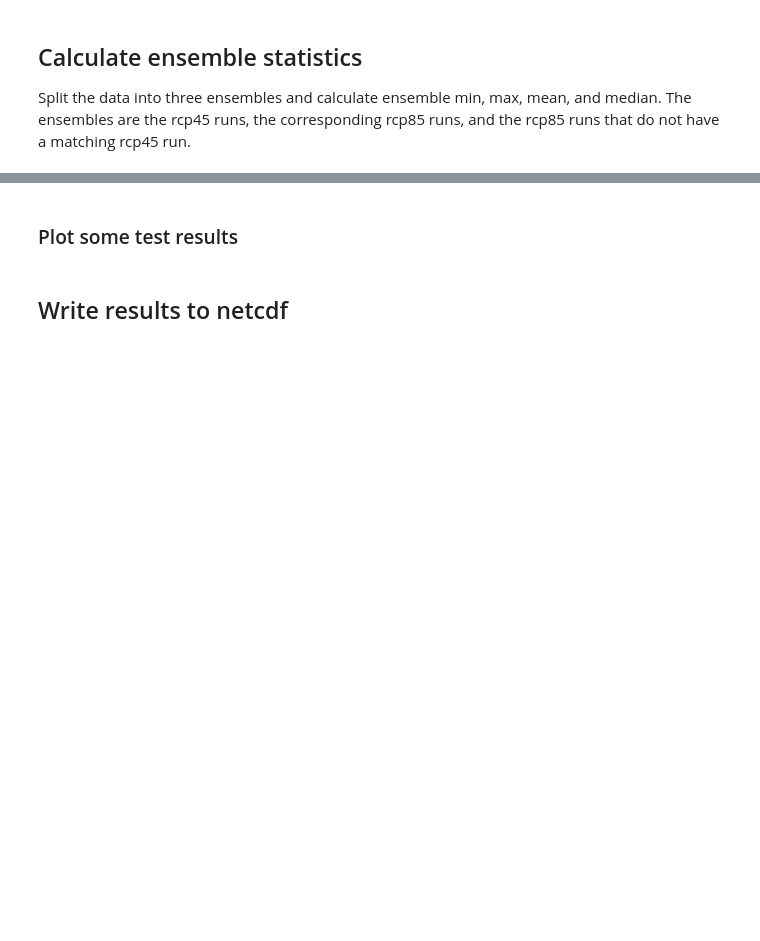
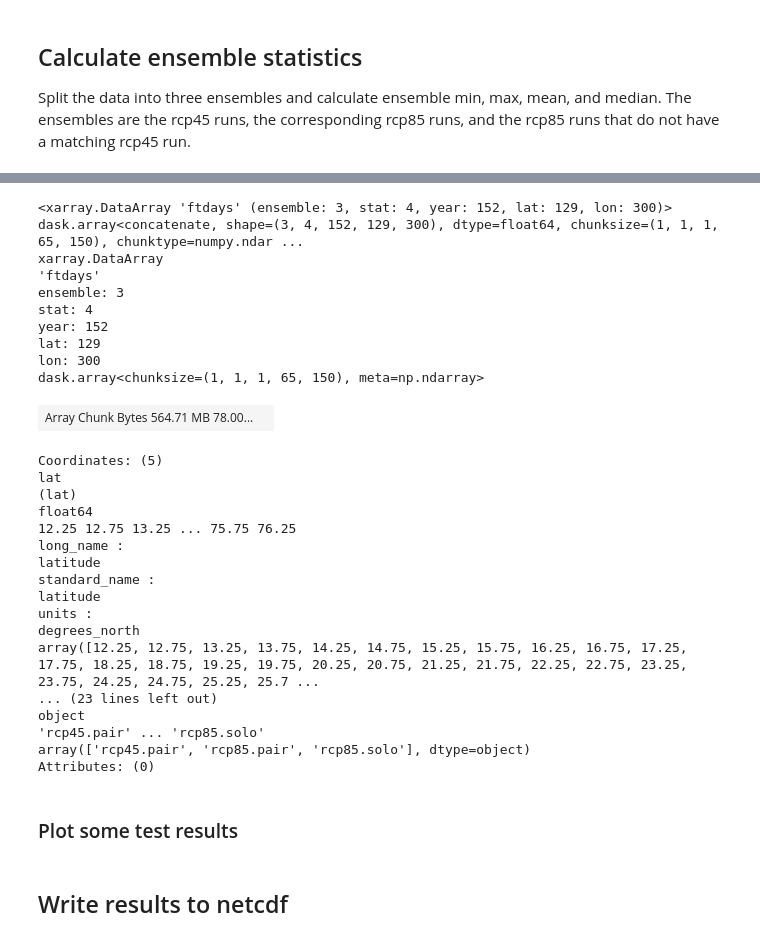
Before and after one commit to anissa111/na-cordex-zarr-jnb, a Jupyter notebook: notebooks/na-cordex/freeze-thaw-day-calculation.ipynb, the cells around one changed output, grey strips where cells are left out. Saved outputs shown, nothing was run; the diff lists cells and outputs as text; code cells hidden in the pictures; blank space fills up the shorter version.

```diff
--- a/notebooks/na-cordex/freeze-thaw-day-calculation.ipynb
+++ b/notebooks/na-cordex/freeze-thaw-day-calculation.ipynb
@@ -303,13 +360,0 @@ ensds
-# %%
-ensembles = list(ensds.keys())
-
-estats = xr.Dataset()
-
-for e in ensembles:
-    estats[e + ".min"]  = ensds[e].min("model") #, skipna=False)
-    estats[e + ".max"]  = ensds[e].max("model") #, skipna=False)
-    estats[e + ".mean"] = ensds[e].mean("model") #, skipna=False)
-    estats[e + ".p50"]  = ensds[e].quantile(q=0.5, dim="model") #, skipna=False)
-
-estats = estats.drop_vars(("scen","quantile"))  ## drop incorrect scalar coordinates
-estats
@@ -316,3 +363,65 @@ estats
+# %%
+ensembles = ("rcp45.pair", "rcp85.pair", "rcp85.solo")
+ensarr = np.array(ensembles, dtype="object")
+
+ensd = dict()
+## rechunking is needed by the quantile() function below
+ensd['rcp45.pair'] = annftdays.sel(scen="rcp45", model=ens_pair).squeeze().chunk({"model": -1})
+ensd['rcp85.pair'] = annftdays.sel(scen="rcp85", model=ens_pair).squeeze().chunk({"model": -1})
+ensd['rcp85.solo'] = annftdays.sel(scen="rcp85", model=ens_solo).squeeze().chunk({"model": -1})
+
+
+stats = ("min","max","mean","p50")
+statarr = np.array(stats, dtype="object")
+
+elist = list()
+
+for e in ensembles:
+    etemp = list()
+
+    ## If we had a median() fn, we could probably use a loop here, but we only have quantile(q)
+    etemp.append(ensd[e].min("model"))
+    etemp.append(ensd[e].max("model"))
+    etemp.append(ensd[e].mean("model"))
+    etemp.append(ensd[e].quantile(q=0.5, dim="model"))
+
+    elist.append(xr.concat(etemp, "stat", coords="minimal").assign_coords({"stat": statarr}))
+    ## dropping non-uniform dimensions like scen and quantile via coords="minimal" is required
+
+
+estats = xr.concat(elist, "ensemble").assign_coords({"ensemble":ensarr})
+
+estats = estats.drop(("quantile", "scen"))  ## still need to drop vars for dropped coords
+
+estats
+# %% [output]
+<xarray.DataArray 'ftdays' (ensemble: 3, stat: 4, year: 152, lat: 129, lon: 300)> dask.array<concatenate, shape=(3, 4, 152, 129, 300), dtype=float64, chunksize=(1, 1, 1, 65, 150), chunktype=numpy.ndar ...
+xarray.DataArray
+'ftdays'
+ensemble: 3
+stat: 4
+year: 152
+lat: 129
+lon: 300
+dask.array<chunksize=(1, 1, 1, 65, 150), meta=np.ndarray>
+| Array Chunk Bytes 564.71 MB 78.00... |  |
+Coordinates: (5)
+lat
+(lat)
+float64
+12.25 12.75 13.25 ... 75.75 76.25
+long_name :
+latitude
+standard_name :
+latitude
+units :
+degrees_north
+array([12.25, 12.75, 13.25, 13.75, 14.25, 14.75, 15.25, 15.75, 16.25, 16.75, 17.25, 17.75, 18.25, 18.75, 19.25, 19.75, 20.25, 20.75, 21.25, 21.75, 22.25, 22.75, 23.25, 23.75, 24.25, 24.75, 25.25, 25.7 ...
+... (23 lines left out)
+object
+'rcp45.pair' ... 'rcp85.solo'
+array(['rcp45.pair', 'rcp85.pair', 'rcp85.solo'], dtype=object)
+Attributes: (0)
 # %% [markdown]
 ### Plot some test results
 # %%
```
Also changed, not shown: parts of 33 cells of this notebook.
